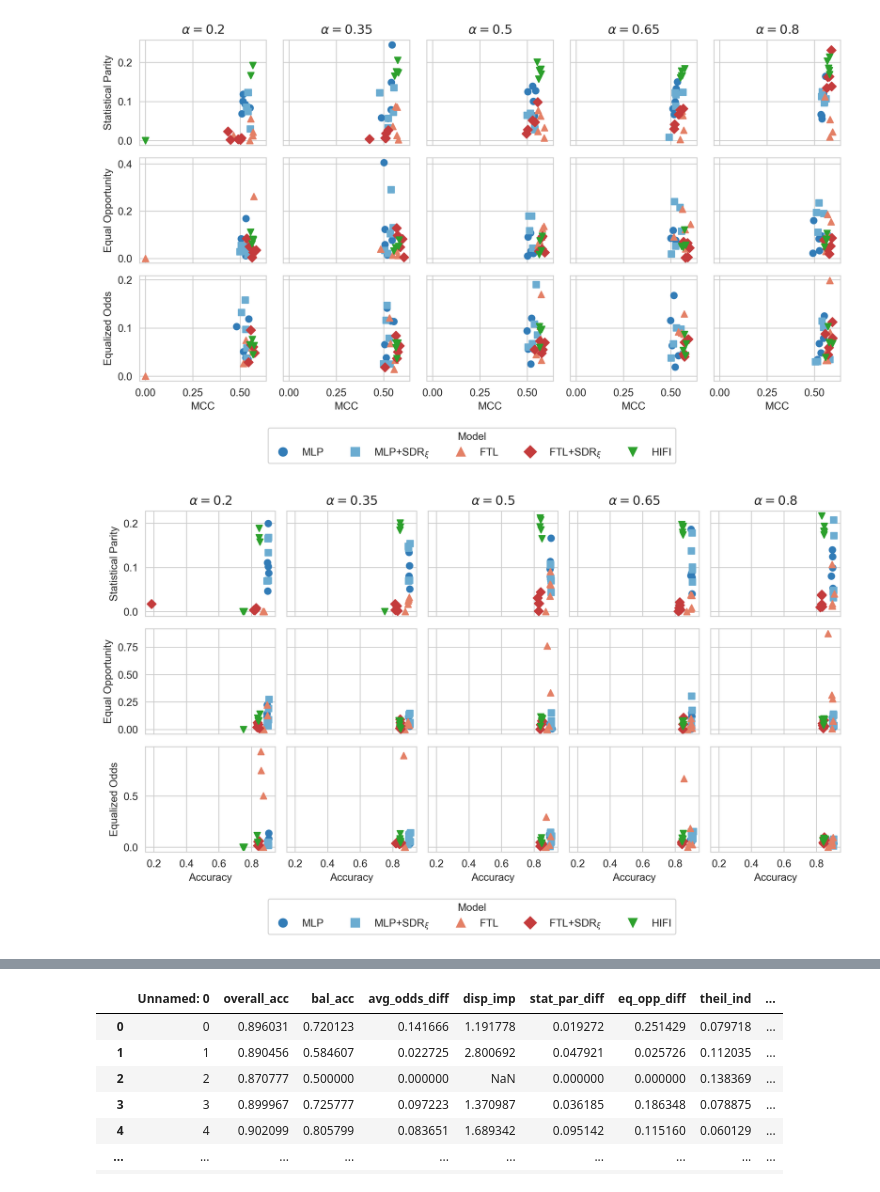
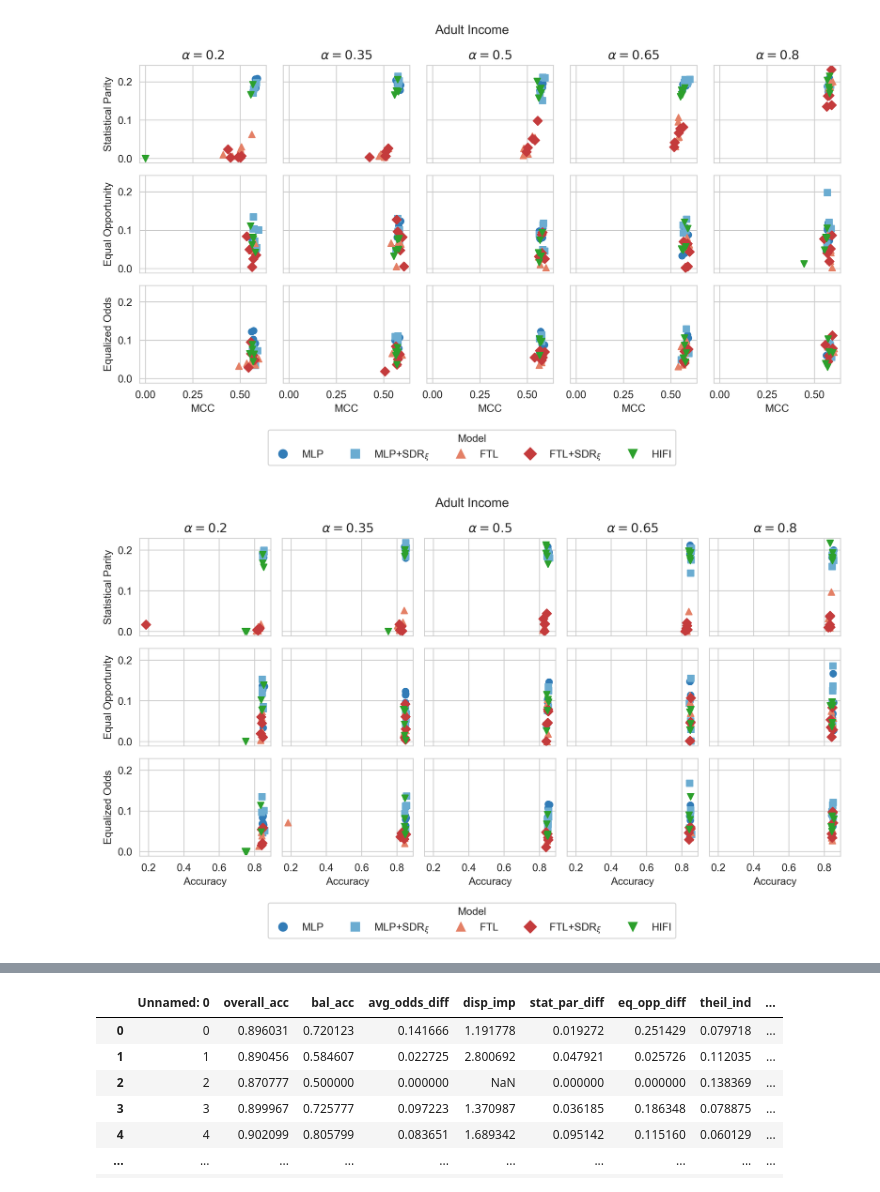
Before and after one commit to sabia-pesc/statistical-dependency-regularization, a Jupyter notebook: notebooks/ablation_results/plot_sensibility.ipynb, the cells around one changed output, grey strips where cells are left out. Saved outputs shown, nothing was run; the diff lists cells and outputs as text; code cells hidden in the pictures.

Commit message:
alpha ablation done to adult and bank

```diff
--- a/notebooks/ablation_results/plot_sensibility.ipynb
+++ b/notebooks/ablation_results/plot_sensibility.ipynb
@@ -38,7 +38,7 @@ results = pd.read_csv('alpha_ablation_results.csv')
 # add HIFI results computed via ablation.py's alpha_ablation(), stored in raw_results
 _alpha_cols = ['dataset', 'method', 'fitness_rule', 'fitness', 'overall_acc', 'MCC',
                'avg_odds_diff', 'stat_par_diff', 'eq_opp_diff', 'solution', 'alpha']
-hifi_raw_results = read_csv_files_from_folder('../../raw_results')
+hifi_raw_results = read_csv_files_from_folder('raw_alpha')
 hifi_alpha_results = hifi_raw_results[hifi_raw_results['fitness_rule'].str.startswith('alpha_', na=False)].copy()
 hifi_alpha_results = hifi_alpha_results[_alpha_cols]
 
@@ -167,12 +165,39 @@ performance_metric_labels = {
     'overall_acc': 'Accuracy'
 }
 
-def plot_fitness_sensibility(rules, filename_suffix):
+alpha_datasets = results['dataset'].unique().tolist()
+
+def _pad_limits(values, frac=0.05):
+    if not values:
+        return None
+    lo, hi = min(values), max(values)
+    if lo == hi:
+        return lo - 0.05, hi + 0.05
+    margin = (hi - lo) * frac
+    return lo - margin, hi + margin
+
+def plot_fitness_sensibility(rules, filename_suffix, dataset=None):
     n_rows = len(rules)
     n_cols = len(alphas)
 
     performance_metric = fitness_rules_target_metrics[rules[0]][0]
     performance_label = performance_metric_labels.get(performance_metric, performance_metric)
+
+    def get_subset(rule, alpha):
+        subset = results_by_rule_alpha[(rule, alpha)]
+        if dataset is not None:
+            subset = subset[subset['dataset'] == dataset]
+        return subset
+
+    # Compute shared limits
+    all_perf, all_fairness = [], []
+    for rule in rules:
+        for alpha in alphas:
+            subset = get_subset(rule, alpha)
+            all_perf += list(subset['Performance'])
+            all_fairness += list(subset['Fairness'])
+    xlim = _pad_limits(all_perf)
+    ylim = _pad_limits(all_fairness)
 
     fig, axes = plt.subplots(nrows=n_rows, ncols=n_cols, figsize=(2 * n_cols, 2 * n_rows), sharex=True, sharey='row')
     if n_rows == 1:
@@ -180,35 +205,46 @@ def plot_fitness_sensibility(rules, filename_suffix):
 
     for row, rule in enumerate(rules):
         for col, alpha in enumerate(alphas):
             ax = axes[row, col]
-            subset = results_by_rule_alpha[(rule, alpha)]
+            subset = get_subset(rule, alpha)
 
             for method in methods:
                 method_subset = subset[subset['method'] == method]
                 ax.scatter(method_subset['Performance'], method_subset['Fairness'],
                            color=method_color_map[method],
                            marker=method_marker_map[method])
+
+            if xlim is not None:
+                ax.set_xlim(xlim)
+            if ylim is not None:
+                ax.set_ylim(ylim)
+
             if row == 0:
                 ax.set_title(fr'$\alpha={alpha}$')
 
             ax.set_ylabel(fitness_rules_abvr[rule] if col == 0 else '')
             ax.set_xlabel(performance_label if row == n_rows - 1 else '')
+
+    if dataset is not None:
+        fig.suptitle(dataset)
 
     plt.tight_layout(rect=(0, 0.1, 1, 1))
 
     legend_handles = [Line2D([0], [0], marker=method_marker_map[m], color=method_color_map[m],
                               linestyle='', markersize=8, label=m) for m in methods]
     fig.legend(handles=legend_handles, loc='lower center', ncol=len(methods),
                bbox_to_anchor=(0.5, 0.0), title='Model')
 
     plt.savefig(f'sensibility_plots/fitness_sensibility_{filename_suffix}.pdf')
     plt.show()
 
 mcc_rules = ['mcc_parity', 'mcc_opportunity', 'mcc_odds']
 acc_rules = ['acc_parity', 'acc_opportunity', 'acc_odds']
 
-plot_fitness_sensibility(mcc_rules, 'mcc')
-plot_fitness_sensibility(acc_rules, 'acc')
+for ds in alpha_datasets:
+    ds_suffix = ds.lower().replace(' ', '_')
+    plot_fitness_sensibility(mcc_rules, f'mcc_{ds_suffix}', dataset=ds)
+    plot_fitness_sensibility(acc_rules, f'acc_{ds_suffix}', dataset=ds)
 # %% [output]
-[figure, old version]
+[figure, new version]
-[figure, old version]
+[figure, new version]
```
Also changed, not shown: parts of 4 cells of this notebook, 23 other files.
